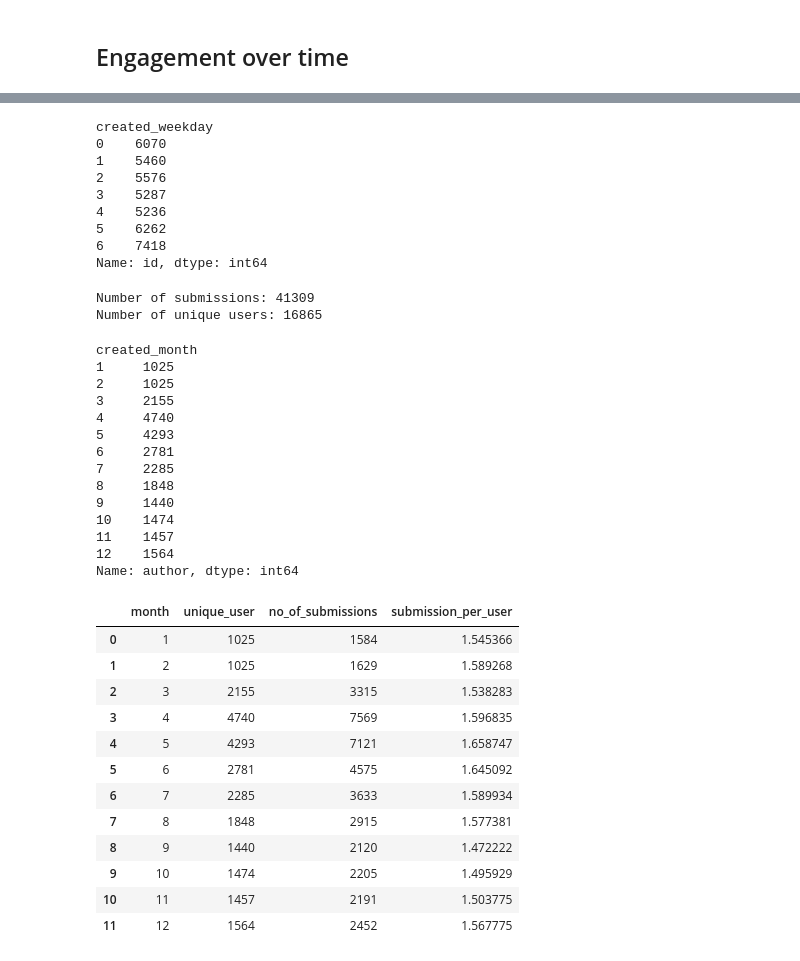
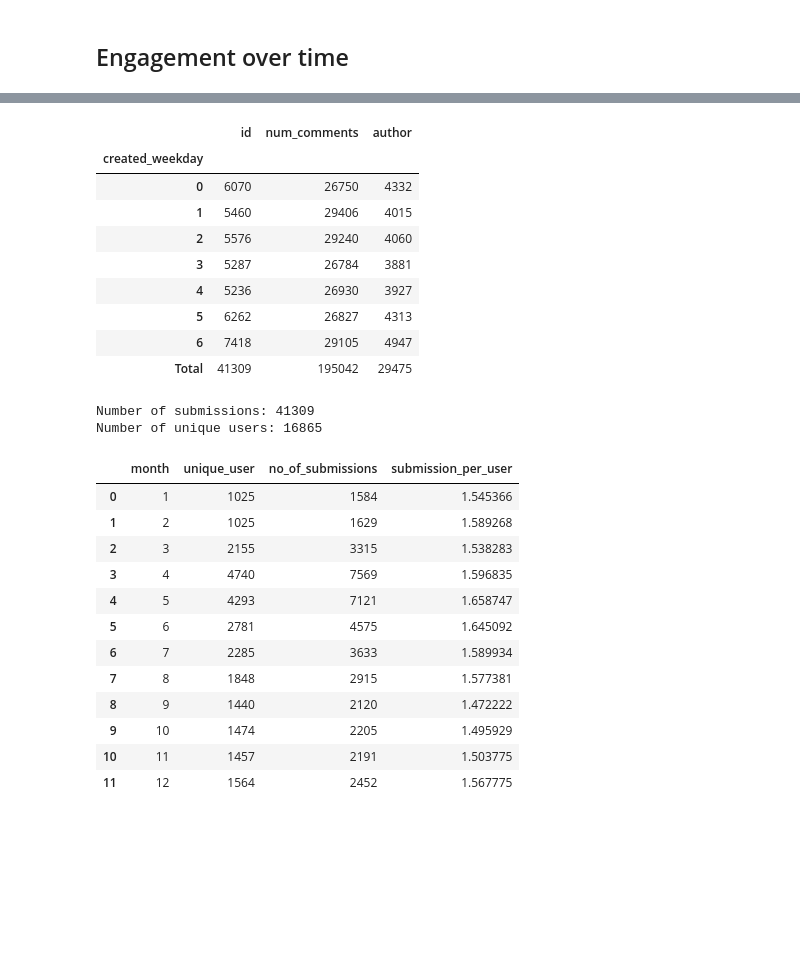
Before and after one commit to Lisa-Ho/breadit, a Jupyter notebook: notebooks/lockdown-baking-part-2-data-cleaning-classification.ipynb, the cells around one changed output, grey strips where cells are left out. Drawn from its saved outputs; the diff is of its cells as text; code cells hidden in the pictures; blank space fills up the shorter version.

```diff
--- a/notebooks/lockdown-baking-part-2-data-cleaning-classification.ipynb
+++ b/notebooks/lockdown-baking-part-2-data-cleaning-classification.ipynb
@@ -248,40 +235,28 @@ Name: num_comments, dtype: int64
-# %%
-### Number of submissions by weekday
-df.groupby("created_weekday")["id"].count()
-# %% [output]
-created_weekday
-0    6070
-1    5460
-2    5576
-3    5287
-4    5236
-5    6262
-6    7418
-Name: id, dtype: int64
+# %%
+## Submissions and comments by weekday
+pivot = df.groupby("created_weekday")[["id", "num_comments", "author"]].agg({"id": "count",
+                                                                             "num_comments":"sum",
+                                                                            "author": "nunique"})
+pivot.loc['Total'] = pivot.sum() #add total row
+pivot.iloc["Total", "author"]
+pivot
+# %% [output]
+|  | id | num_comments | author |
+| created_weekday |  |  |  |
+| 0 | 6070 | 26750 | 4332 |
+| 1 | 5460 | 29406 | 4015 |
+| 2 | 5576 | 29240 | 4060 |
+| 3 | 5287 | 26784 | 3881 |
+| 4 | 5236 | 26930 | 3927 |
+| 5 | 6262 | 26827 | 4313 |
+| 6 | 7418 | 29105 | 4947 |
+| Total | 41309 | 195042 | 29475 |
 # %%
 print("Number of submissions:", len(df["id"]))
 print("Number of unique users:", len(np.unique(df["author"])))
 # %% [output]
 Number of submissions: 41309
 Number of unique users: 16865
-# %%
-### Number of users by month
-df.groupby("created_month")["author"].nunique()
-# %% [output]
-created_month
-1     1025
-2     1025
-3     2155
-4     4740
-5     4293
-6     2781
-7     2285
-8     1848
-9     1440
-10    1474
-11    1457
-12    1564
-Name: author, dtype: int64
 # %%
 df2 = df[["created_month","author"]]
 df2 = df2.groupby('created_month', as_index=True).agg({'author': [pd.Series.nunique, 'count']})
```
Also changed, not shown: parts of 2 cells of this notebook.
